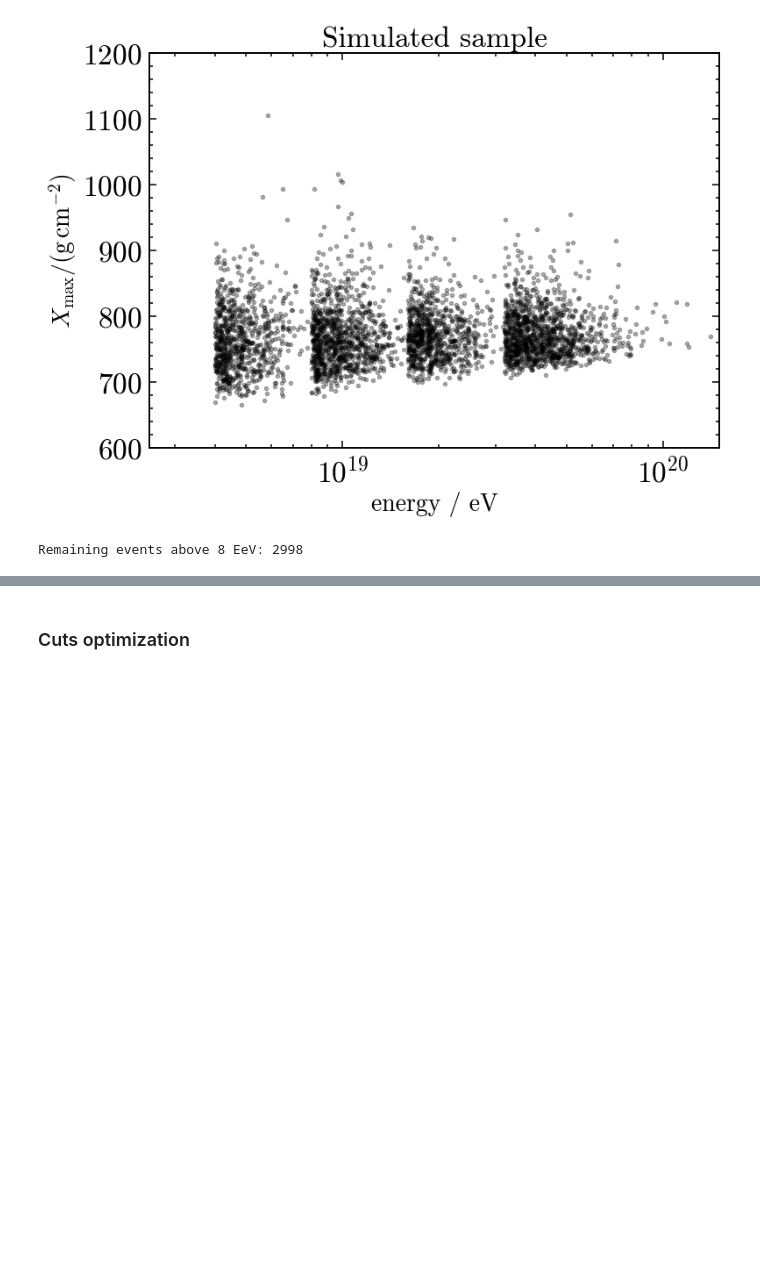
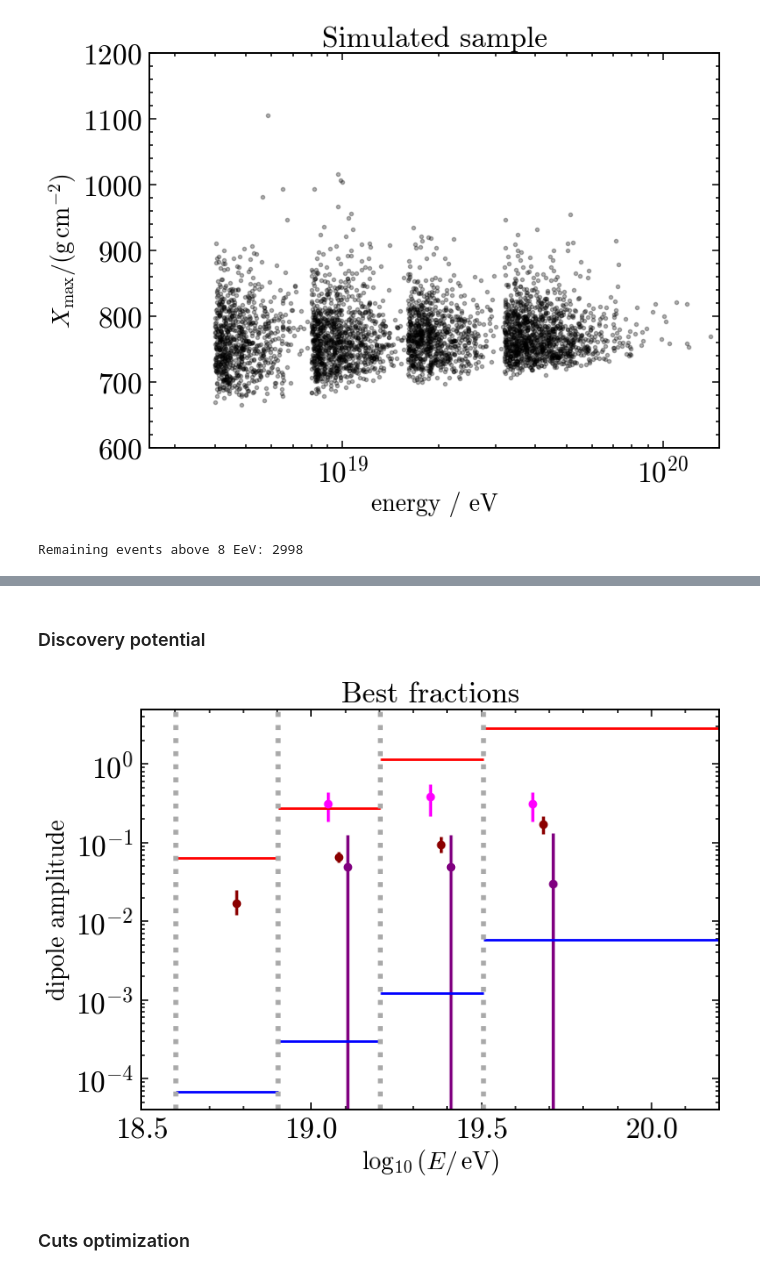
Before and after one commit to paolo-magnani/aixnet_simulations, a Jupyter notebook: plots_laquila.ipynb, the cells around one changed output, grey strips where cells are left out. Drawn from its saved outputs; the diff is of its cells as text; code cells hidden in the pictures; blank space fills up the shorter version.

Commit message:
discovery potential added

```diff
--- a/plots_laquila.ipynb
+++ b/plots_laquila.ipynb
@@ -249,5 +255,53 @@ heavy fraction: [0.23329283]
 light fraction: [0.07568027]
 heavy fraction: [0.44472789]
+# %% [markdown]
+### Discovery potential
+# %%
+energies = np.array([4e18, 8e18, 16e18, 32e18, 200e18])
+smd = SMD_method(model='EPOS')
+
+
+plt.figure(figsize=(10,6))
+plt.title(r'Best fractions')
+for i in range(len(energies[:-1])):
+
+    if i>=1:
+        e_min = energies[ee]/1e18
+        e_max =energies[ee+1]/1e18
+        e_mask = (dd['energy']<e_max)&(dd['energy']>=e_min)
+        data = dict_cutter(dd, e_mask)
+        mask_h = (data['xmax19']<heavy_cut[i-1])
+        mask_l = (data['xmax19']>light_cut[i-1])
+        light_frac = dict_cutter(data, mask_l)
+        heavy_frac = dict_cutter(data, mask_h)
+        dip_l, err_l = smd.dipole_value(light_frac['energy'],light_frac['charge'], d_max=3)
+        dip_h, err_h = smd.dipole_value(heavy_frac['energy'], heavy_frac['charge'], d_max=3)
+        plt.errorbar(np.log10(1.4*mid_ene[i]), dip_l, yerr=err_l, ls='', marker='o', color='fuchsia')
+        plt.errorbar(np.log10(1.6*mid_ene[i]), dip_h, yerr=err_h, ls='', marker='o', color='purple')
+
+    E = energies[i]
+    Eplus = energies[i+1]
+    enetwo = np.linspace(E, Eplus)
+    Z_sum_Fe = np.zeros_like(enetwo)
+    Z_sum_p = np.zeros_like(enetwo)
+    for name in charges:
+        if name == 'Fe':
+            Z_sum_Fe = dip.dipole_dependence(name, enetwo/1e18, 3)# *(1 - (mf.fraction_func('p', np.log10(enetwo)) + mf.fraction_func('He', np.log10(enetwo)) + mf.fraction_func('CNO', np.log10(enetwo))))
+        if name == 'p':
+            Z_sum_p = dip.dipole_dependence(name, enetwo/1e18, 3)# *mf.fraction_func(name, np.log10(enetwo))
+    plt.hlines(np.sum(es.spectrum_func_simpl(enetwo/1e18)*Z_sum_Fe)/np.sum(es.spectrum_func_simpl(enetwo/1e18)), np.log10(E), np.log10(Eplus),lw=2, color='blue')
+    plt.hlines(np.sum(es.spectrum_func_simpl(enetwo/1e18)*Z_sum_p)/np.sum(es.spectrum_func_simpl(enetwo/1e18)), np.log10(E), np.log10(Eplus),lw=2, color='red')
+    plt.axvline(np.log10(E), lw=4, color='darkgrey', ls=':')
+plt.errorbar(np.log10(1.5*mid_ene), dipole_values, yerr=dipole_errors, ls='', marker='o', color='darkred')
+plt.xlabel(r'$\log_{10}(E/\, \mathrm{eV})$')
+plt.ylabel('dipole amplitude')
+plt.xlim(18.6, 19.8)
+plt.xlim(18.5, 20.2)
+plt.yscale('log')
+# plt.legend(loc='upper left')
+plt.show()
+# %% [output]
+[figure, added]
 # %% [markdown]
 ### Cuts optimization
 # %%
```
Also changed, not shown: parts of 2 cells of this notebook.
